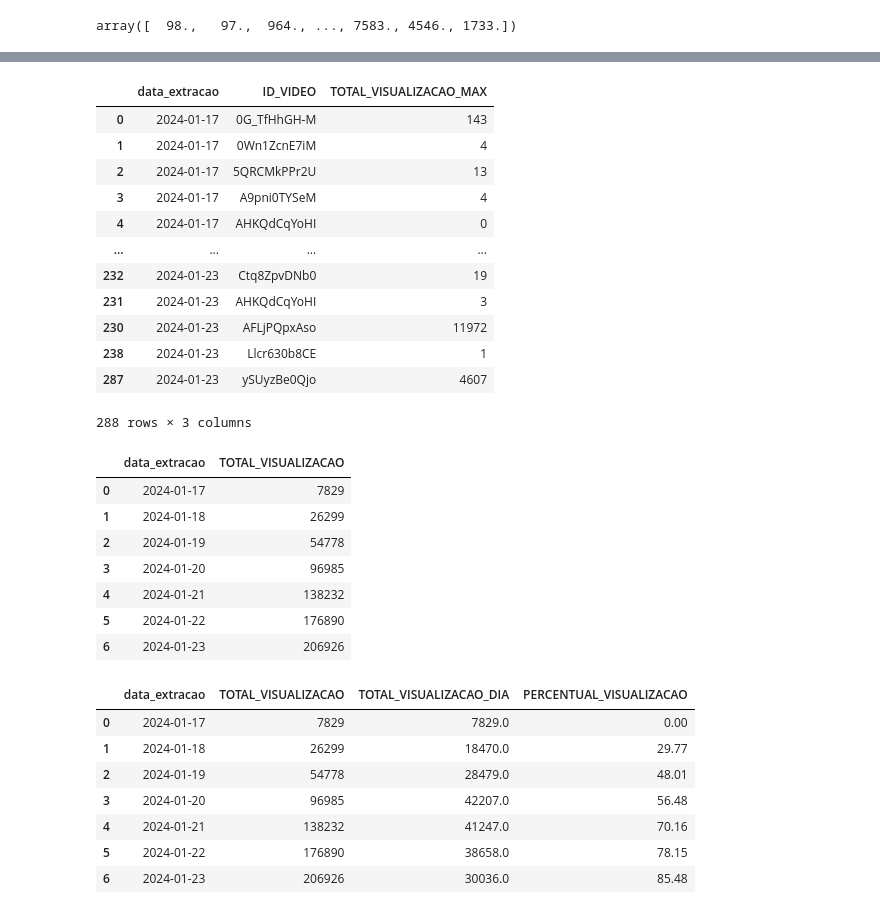
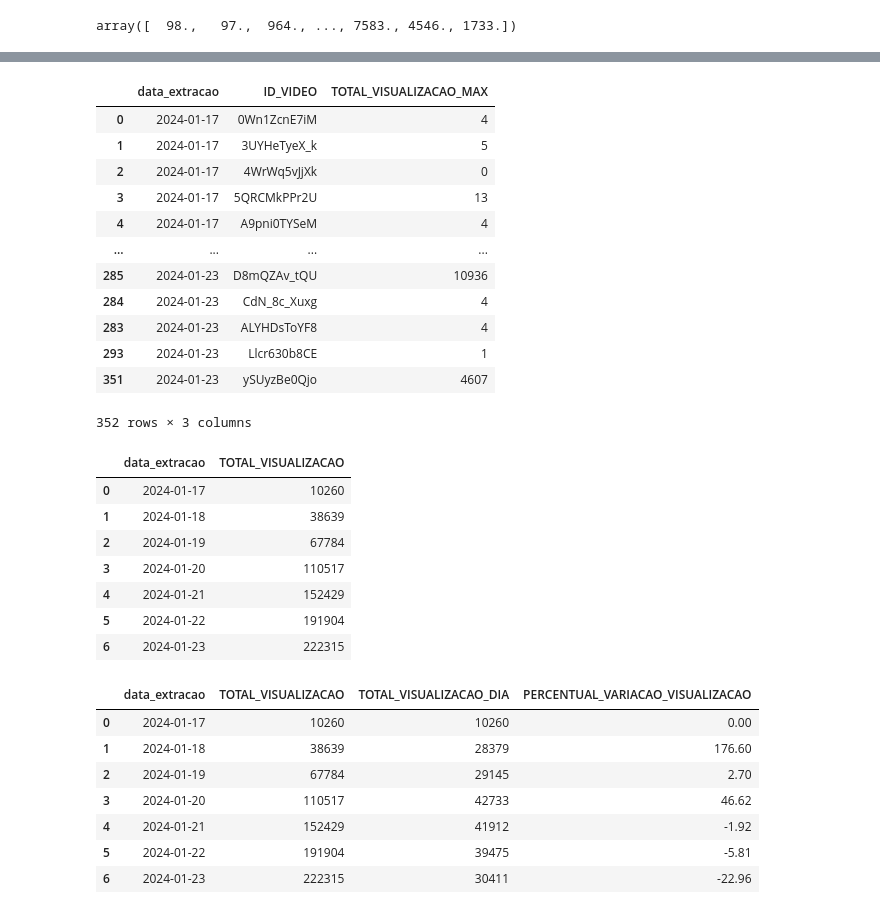
Before and after one commit to rodrigorocha1/analise_dados_youtube, a Jupyter notebook: notebooks_v2/visualizacoes.ipynb, the cells around one changed output, grey strips where cells are left out. Drawn from its saved outputs; the diff is of its cells as text; code cells hidden in the pictures.

```diff
--- a/notebooks_v2/visualizacoes.ipynb
+++ b/notebooks_v2/visualizacoes.ipynb
@@ -51,7 +53,7 @@ base['TOTAL_VISUALIZACOES'].unique()
 # %% [output]
 array([  98.,   97.,  964., ..., 7583., 4546., 1733.])
 # %%
-base = base.query('ASSUNTO == "assunto_cities_skylines_2"')
+base = base.query(f'ASSUNTO == "{assunto}"')
 base['data_extracao'] = base['data_extracao'].astype('datetime64[ns]')
 base.fillna(0, inplace=True)
 base[coluna_analise] = base[coluna_analise].astype('int32')
@@ -109,18 +111,18 @@ base_teste = base.groupby(['data_extracao','ID_VIDEO'])  \
 base_teste
 # %% [output]
 |  | data_extracao | ID_VIDEO | TOTAL_VISUALIZACAO_MAX |
-| 0 | 2024-01-17 | 0G_TfHhGH-M | 143 |
-| 1 | 2024-01-17 | 0Wn1ZcnE7iM | 4 |
-| 2 | 2024-01-17 | 5QRCMkPPr2U | 13 |
-| 3 | 2024-01-17 | A9pni0TYSeM | 4 |
-| 4 | 2024-01-17 | AHKQdCqYoHI | 0 |
+| 0 | 2024-01-17 | 0Wn1ZcnE7iM | 4 |
+| 1 | 2024-01-17 | 3UYHeTyeX_k | 5 |
+| 2 | 2024-01-17 | 4WrWq5vJjXk | 0 |
+| 3 | 2024-01-17 | 5QRCMkPPr2U | 13 |
+| 4 | 2024-01-17 | A9pni0TYSeM | 4 |
 | ... | ... | ... | ... |
-| 232 | 2024-01-23 | Ctq8ZpvDNb0 | 19 |
-| 231 | 2024-01-23 | AHKQdCqYoHI | 3 |
-| 230 | 2024-01-23 | AFLjPQpxAso | 11972 |
-| 238 | 2024-01-23 | Llcr630b8CE | 1 |
-| 287 | 2024-01-23 | ySUyzBe0Qjo | 4607 |
+| 285 | 2024-01-23 | D8mQZAv_tQU | 10936 |
+| 284 | 2024-01-23 | CdN_8c_Xuxg | 4 |
+| 283 | 2024-01-23 | ALYHDsToYF8 | 4 |
+| 293 | 2024-01-23 | Llcr630b8CE | 1 |
+| 351 | 2024-01-23 | ySUyzBe0Qjo | 4607 |
-288 rows × 3 columns
+352 rows × 3 columns
 # %%
 base_teste = base_teste.groupby('data_extracao') \
     .agg(
@@ -129,29 +131,32 @@ base_teste = base_teste.groupby('data_extracao') \
 base_teste
 # %% [output]
 |  | data_extracao | TOTAL_VISUALIZACAO |
-| 0 | 2024-01-17 | 7829 |
-| 1 | 2024-01-18 | 26299 |
-| 2 | 2024-01-19 | 54778 |
-| 3 | 2024-01-20 | 96985 |
-| 4 | 2024-01-21 | 138232 |
-| 5 | 2024-01-22 | 176890 |
-| 6 | 2024-01-23 | 206926 |
+| 0 | 2024-01-17 | 10260 |
+| 1 | 2024-01-18 | 38639 |
+| 2 | 2024-01-19 | 67784 |
+| 3 | 2024-01-20 | 110517 |
+| 4 | 2024-01-21 | 152429 |
+| 5 | 2024-01-22 | 191904 |
+| 6 | 2024-01-23 | 222315 |
 # %%
 base_teste['TOTAL_VISUALIZACAO_DESLOCADO'] = base_teste['TOTAL_VISUALIZACAO'].shift(1)
 base_teste.fillna(0, inplace=True)
-base_teste['TOTAL_VISUALIZACAO_DIA'] = base_teste['TOTAL_VISUALIZACAO'] - base_teste['TOTAL_VISUALIZACAO_DESLOCADO']
-base_teste['PERCENTUAL_VISUALIZACAO'] = round((base_teste['TOTAL_VISUALIZACAO_DESLOCADO'] / base_teste['TOTAL_VISUALIZACAO']) * 100 , 2)
-base_teste.drop('TOTAL_VISUALIZACAO_DESLOCADO', axis=1, inplace=True)
+base_teste['TOTAL_VISUALIZACAO_DIA'] = base_teste['TOTAL_VISUALIZACAO'] - base_teste['TOTAL_VISUALIZACAO_DESLOCADO'].astype('int32')
+base_teste['TOTAL_VISUALIZACAO_DIA_DESLOCADO'] = base_teste['TOTAL_VISUALIZACAO_DIA'].shift(1)
+base_teste.fillna(0, inplace=True)
+base_teste['PERCENTUAL_VARIACAO_VISUALIZACAO'] = round(((base_teste['TOTAL_VISUALIZACAO_DIA'] -  base_teste['TOTAL_VISUALIZACAO_DIA_DESLOCADO']) / base_teste['TOTAL_VISUALIZACAO_DIA_DESLOCADO']) * 100 , 2)
+base_teste.drop(['TOTAL_VISUALIZACAO_DESLOCADO', 'TOTAL_VISUALIZACAO_DIA_DESLOCADO'], axis=1, inplace=True)
+base_teste.replace([np.inf, -np.inf], 0, inplace=True)
 base_teste
 # %% [output]
-|  | data_extracao | TOTAL_VISUALIZACAO | TOTAL_VISUALIZACAO_DIA | PERCENTUAL_VISUALIZACAO |
-| 0 | 2024-01-17 | 7829 | 7829.0 | 0.00 |
-| 1 | 2024-01-18 | 26299 | 18470.0 | 29.77 |
-| 2 | 2024-01-19 | 54778 | 28479.0 | 48.01 |
-| 3 | 2024-01-20 | 96985 | 42207.0 | 56.48 |
-| 4 | 2024-01-21 | 138232 | 41247.0 | 70.16 |
-| 5 | 2024-01-22 | 176890 | 38658.0 | 78.15 |
-| 6 | 2024-01-23 | 206926 | 30036.0 | 85.48 |
+|  | data_extracao | TOTAL_VISUALIZACAO | TOTAL_VISUALIZACAO_DIA | PERCENTUAL_VARIACAO_VISUALIZACAO |
+| 0 | 2024-01-17 | 10260 | 10260 | 0.00 |
+| 1 | 2024-01-18 | 38639 | 28379 | 176.60 |
+| 2 | 2024-01-19 | 67784 | 29145 | 2.70 |
+| 3 | 2024-01-20 | 110517 | 42733 | 46.62 |
+| 4 | 2024-01-21 | 152429 | 41912 | -1.92 |
+| 5 | 2024-01-22 | 191904 | 39475 | -5.81 |
+| 6 | 2024-01-23 | 222315 | 30411 | -22.96 |
 # %%
 base_teste.info()
 # %% [output]
```
Also changed, not shown: parts of 10 cells of this notebook.
